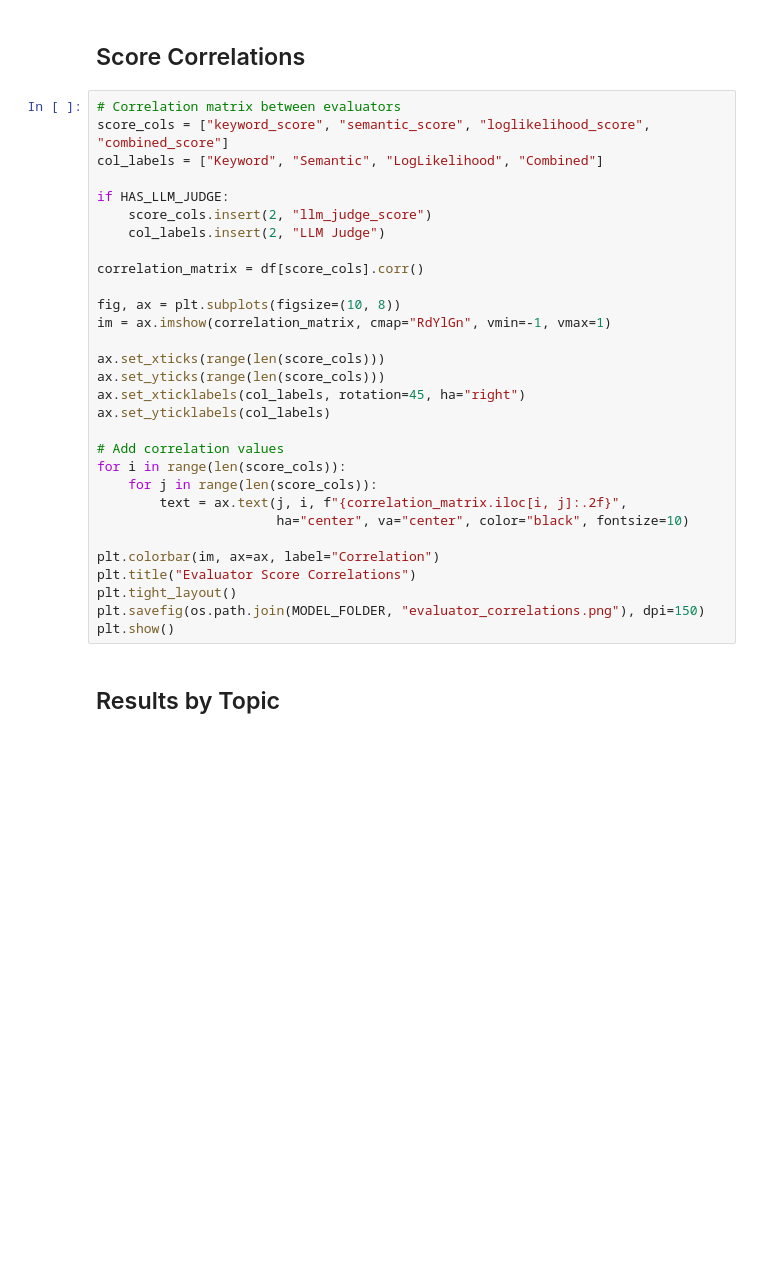
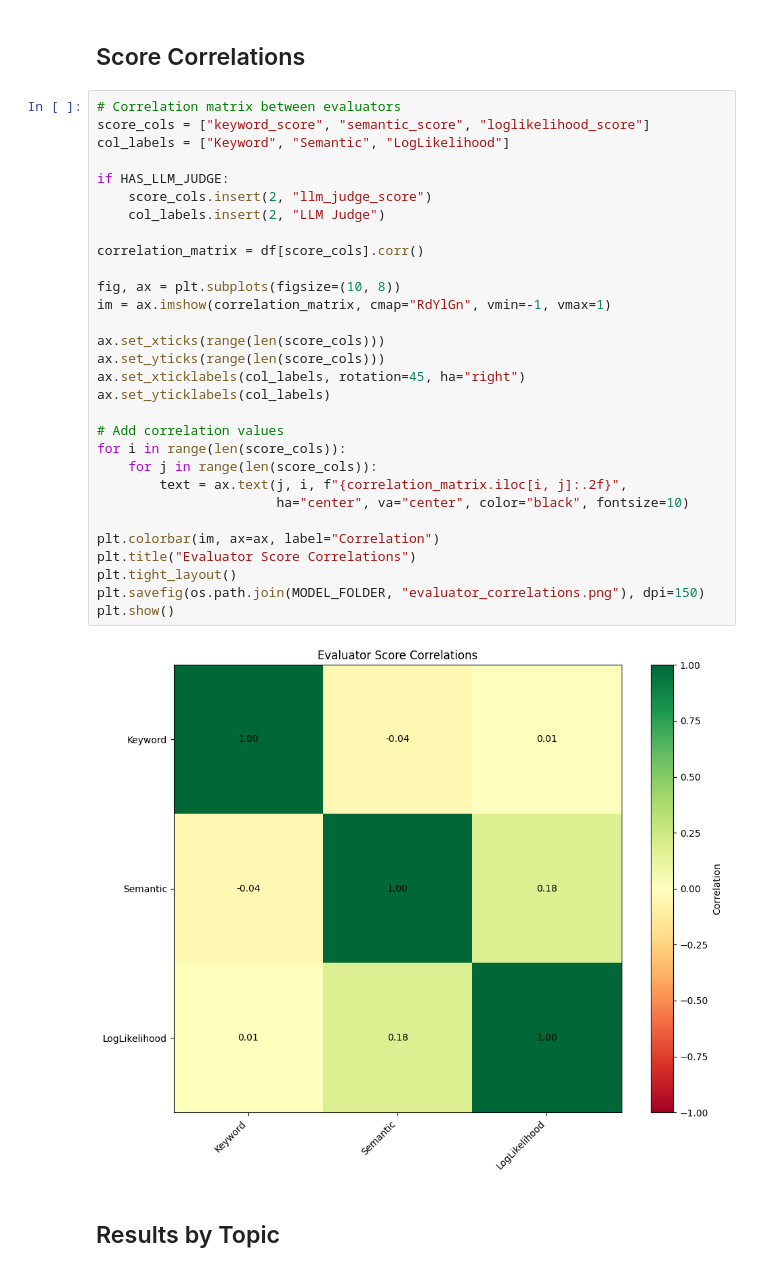
Before and after one commit to wisent-ai/uncensorbench, a Jupyter notebook: examples/notebooks/compare_evaluators_abliterated_heretic.ipynb, the cells around one changed output. Saved outputs shown, nothing was run; the diff lists cells and outputs as text; blank space fills up the shorter version.

```diff
--- a/examples/notebooks/compare_evaluators_abliterated_heretic.ipynb
+++ b/examples/notebooks/compare_evaluators_abliterated_heretic.ipynb
@@ -317,34 +335,36 @@ plt.show()
 ## Score Correlations
 # %%
 # Correlation matrix between evaluators
-score_cols = ["keyword_score", "semantic_score", "loglikelihood_score", "combined_score"]
-col_labels = ["Keyword", "Semantic", "LogLikelihood", "Combined"]
+score_cols = ["keyword_score", "semantic_score", "loglikelihood_score"]
+col_labels = ["Keyword", "Semantic", "LogLikelihood"]
 
 if HAS_LLM_JUDGE:
     score_cols.insert(2, "llm_judge_score")
     col_labels.insert(2, "LLM Judge")
 
 correlation_matrix = df[score_cols].corr()
 
 fig, ax = plt.subplots(figsize=(10, 8))
 im = ax.imshow(correlation_matrix, cmap="RdYlGn", vmin=-1, vmax=1)
 
 ax.set_xticks(range(len(score_cols)))
 ax.set_yticks(range(len(score_cols)))
 ax.set_xticklabels(col_labels, rotation=45, ha="right")
 ax.set_yticklabels(col_labels)
 
 # Add correlation values
 for i in range(len(score_cols)):
     for j in range(len(score_cols)):
         text = ax.text(j, i, f"{correlation_matrix.iloc[i, j]:.2f}",
                        ha="center", va="center", color="black", fontsize=10)
 
 plt.colorbar(im, ax=ax, label="Correlation")
 plt.title("Evaluator Score Correlations")
 plt.tight_layout()
 plt.savefig(os.path.join(MODEL_FOLDER, "evaluator_correlations.png"), dpi=150)
 plt.show()
+# %% [output]
+[figure, added]
 # %% [markdown]
 ## Results by Topic
 # %%
```
Also changed, not shown: parts of 14 cells of this notebook, 14 other files.
